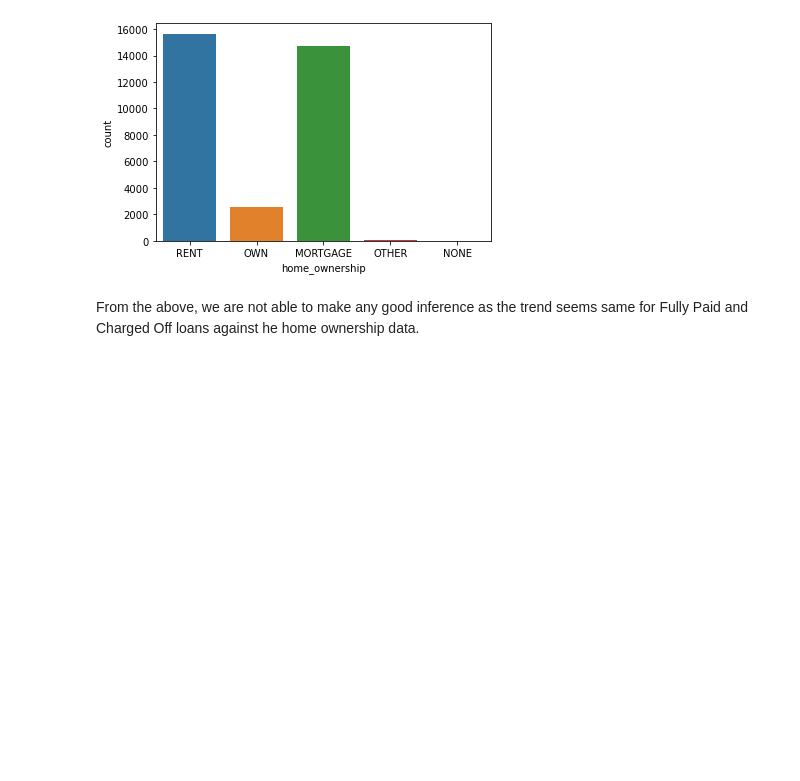
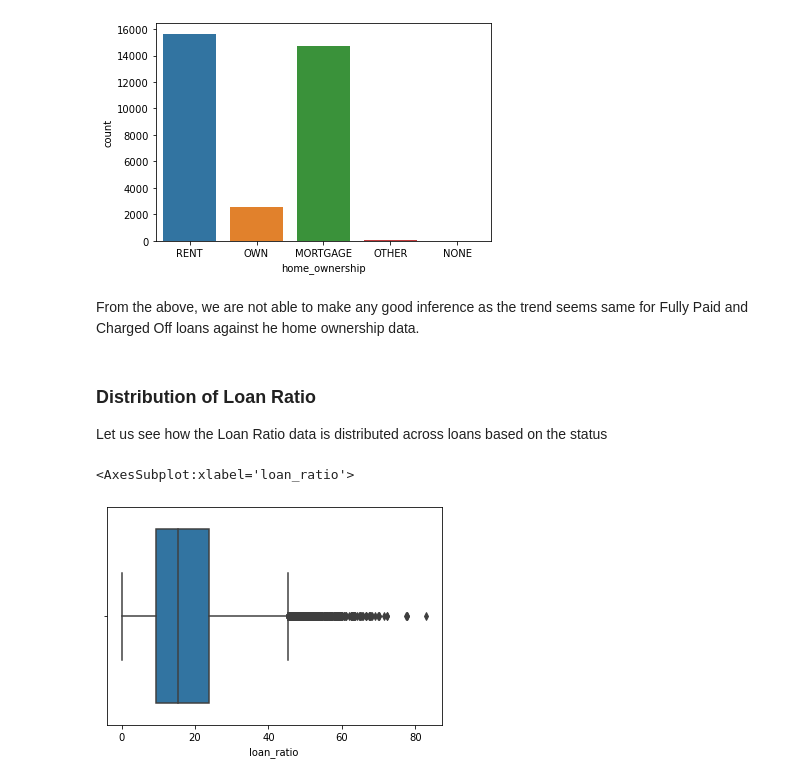
Before and after one commit to sreejith-rajashekaran/LendingClubCaseStudy, a Jupyter notebook: LendingClubCaseStudyFinal.ipynb, the cells around one changed output. Drawn from its saved outputs; the diff is of its cells as text; code cells hidden in the pictures; blank space fills up the shorter version.

```diff
--- a/LendingClubCaseStudyFinal.ipynb
+++ b/LendingClubCaseStudyFinal.ipynb
@@ -441,6 +458,8 @@ Let us try to split the column issued_d to get two new columns: issued_month and
 # %%
 data_set['issued_month'], data_set['issued_year'] = data_set['issue_d'].str.split('-').str
 data_set['issued_year'] = '20' + data_set['issued_year']
+data_set['issued_year'] = pd.to_numeric(data_set['issued_year'], downcast = 'integer')
+#data_set['issued_year'] = data_set['issued_year'].apply(pd.to_numeric(data_set.issued_year, downcast = 'integer'))
 data_set.info()
 # %% [output]
 <class 'pandas.core.frame.DataFrame'>
@@ -617,3 +636,12 @@ sns.countplot(x='home_ownership', data = data_set[data_set['loan_status'] == 'Fu
 [figure]
 # %% [markdown]
 From the above, we are not able to make any good inference as the trend seems same for Fully Paid and Charged Off loans against he home ownership data.
+# %% [markdown]
+### Distribution of Loan Ratio
+
+Let us see how the Loan Ratio data is distributed across loans based on the status
+# %%
+sns.boxplot(data_set.loan_ratio[data_set['loan_status'] == 'Fully Paid'])
+# %% [output]
+<AxesSubplot:xlabel='loan_ratio'>
+[figure, added]
```
Also changed, not shown: parts of 15 cells of this notebook.
